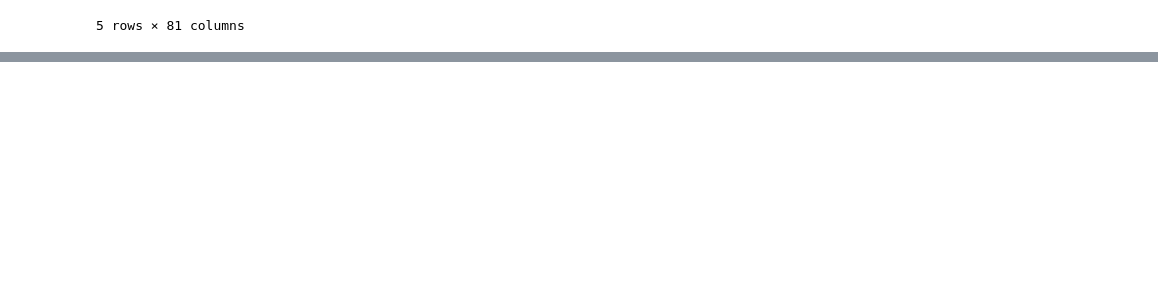
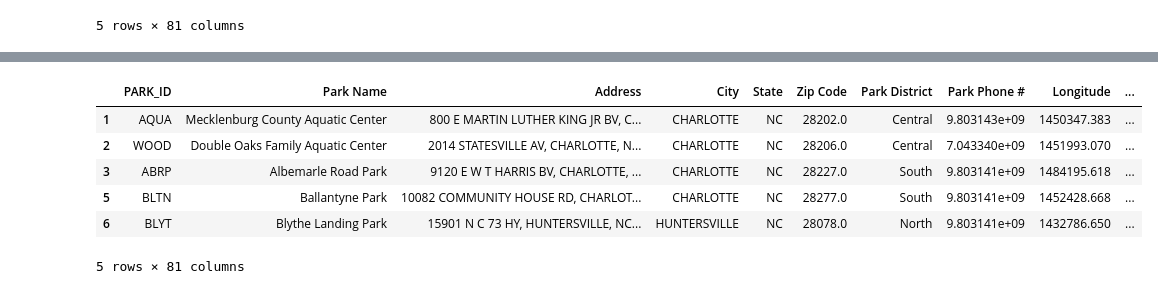
Before and after one commit to asosatrejo/park-project, a Jupyter notebook: Resources/Park-Project.ipynb, the cells around one changed output, grey strips where cells are left out. Cells and saved outputs as stored; diff of their text form; code cells hidden in the pictures; blank space fills up the shorter version.

```diff
--- a/Resources/Park-Project.ipynb
+++ b/Resources/Park-Project.ipynb
@@ -88,0 +111,2 @@ merge_df.head()
+# %%
+merge_df = merge_df.rename(columns={'x': 'Longitude'})
@@ -88,0 +119,10 @@ merge_df.head()
+# %%
+merge_df.head()
+# %% [output]
+|  | PARK_ID | Park Name | Address | City | State | Zip Code | Park District | Park Phone # | Longitude | ... |
+| 1 | AQUA | Mecklenburg County Aquatic Center | 800 E MARTIN LUTHER KING JR BV, C... | CHARLOTTE | NC | 28202.0 | Central | 9.803143e+09 | 1450347.383 | ... |
+| 2 | WOOD | Double Oaks Family Aquatic Center | 2014 STATESVILLE AV, CHARLOTTE, N... | CHARLOTTE | NC | 28206.0 | Central | 7.043340e+09 | 1451993.070 | ... |
+| 3 | ABRP | Albemarle Road Park | 9120 E W T HARRIS BV, CHARLOTTE, ... | CHARLOTTE | NC | 28227.0 | South | 9.803141e+09 | 1484195.618 | ... |
+| 5 | BLTN | Ballantyne Park | 10082 COMMUNITY HOUSE RD, CHARLOT... | CHARLOTTE | NC | 28277.0 | South | 9.803141e+09 | 1452428.668 | ... |
+| 6 | BLYT | Blythe Landing Park | 15901 N C 73 HY, HUNTERSVILLE, NC... | HUNTERSVILLE | NC | 28078.0 | North | 9.803141e+09 | 1432786.650 | ... |
+5 rows × 81 columns
```
Also changed, not shown: parts of 13 cells of this notebook, 1 other file.
